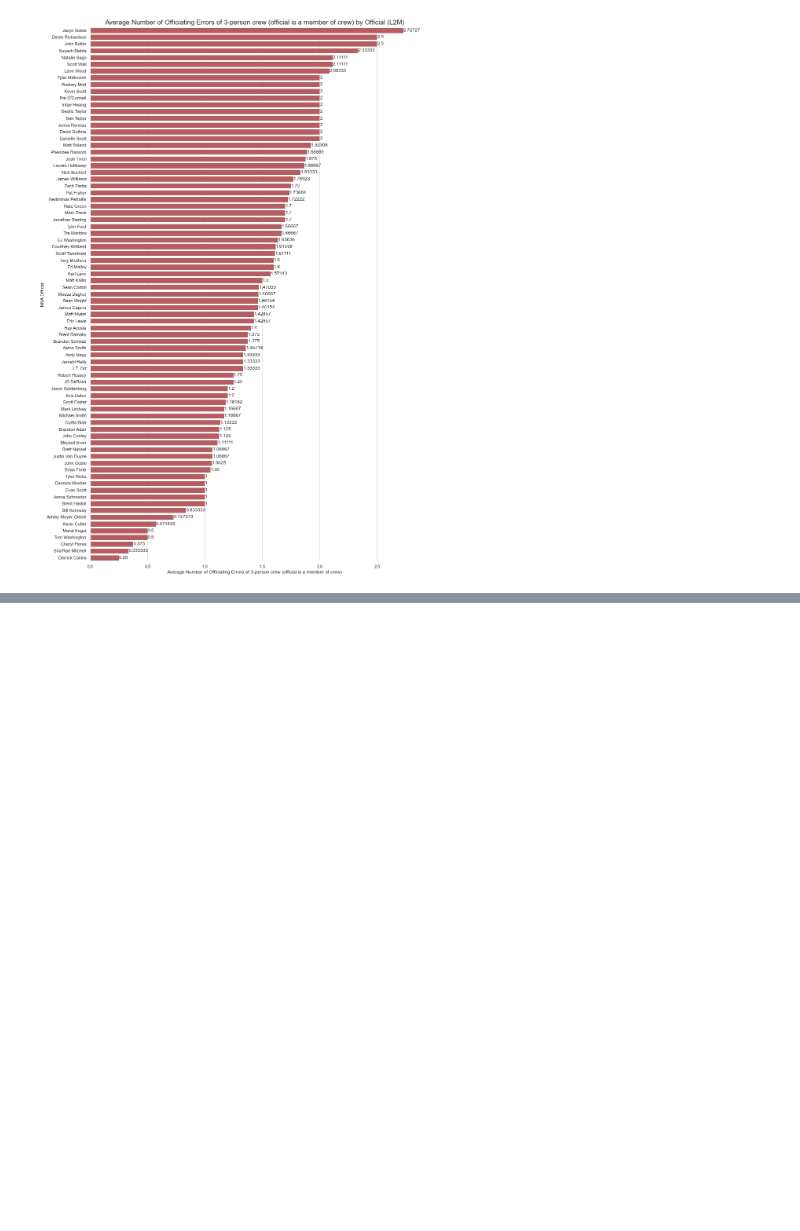
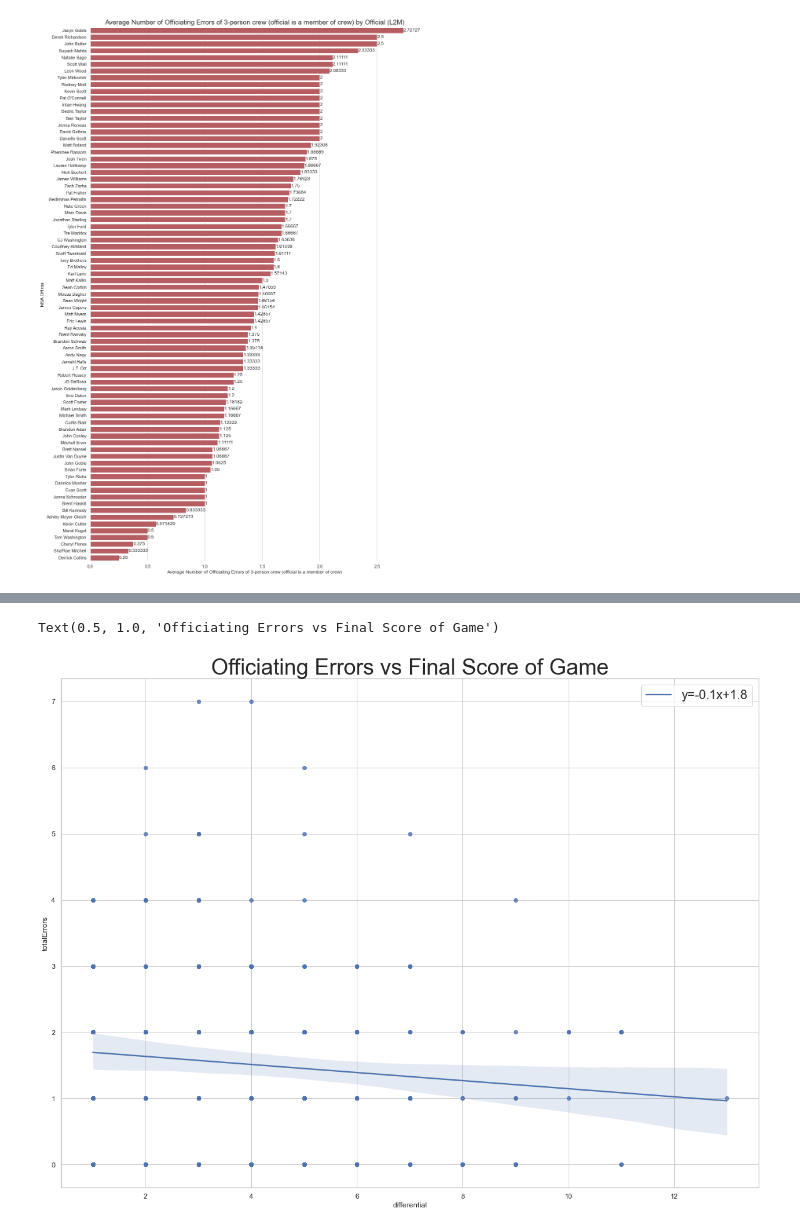
Before and after one commit to adithram/l2m, a Jupyter notebook: notebooks/l2m-visualization.ipynb, the cells around one changed output, grey strips where cells are left out. Drawn from its saved outputs; the diff is of its cells as text; code cells hidden in the pictures; blank space fills up the shorter version.

Commit message:
feat: compare errors vs final score of game

```diff
--- a/notebooks/l2m-visualization.ipynb
+++ b/notebooks/l2m-visualization.ipynb
@@ -21,6 +22,7 @@ officiating_team_assistive = pd.read_csv("../data/insights/ref_team_assist.csv")
 officiating_team_harmful = pd.read_csv("../data/insights/ref_team_harms.csv")
 officiating_team_delta = pd.read_csv("../data/insights/ref_team_delta.csv")
 dated_ref_errors = pd.read_csv("../data/insights/dated_ref_errors.csv")
+score_vs_errors = pd.read_csv("../data/insights/score_vs_errors.csv")
 # %% [markdown]
 ## Visualizing the teams that benefitted the least/most from officiating errors
 - We notice that the Nuggets have the largest delta in calls that were incorrect and went against them.
@@ -164,0 +185,9 @@ Text(0.5, 0.98, 'Density of officiating errors for 2022-2023 season for 20 most
+# %%
+f, ax = plt.subplots(figsize=(20, 15))
+slope, intercept, r_value, p_value, std_err = stats.linregress(score_vs_errors['differential'],score_vs_errors['totalErrors'])
+sns.regplot(x="differential", y="totalErrors", data=score_vs_errors, line_kws={'label':"y={0:.1f}x+{1:.1f}".format(slope,intercept)})
+ax.legend(fontsize=20)
+plt.title('Officiating Errors vs Final Score of Game', fontsize=35)
+# %% [output]
+Text(0.5, 1.0, 'Officiating Errors vs Final Score of Game')
+[figure, added]
```
Also changed, not shown: parts of 15 cells of this notebook, 4 other files.
